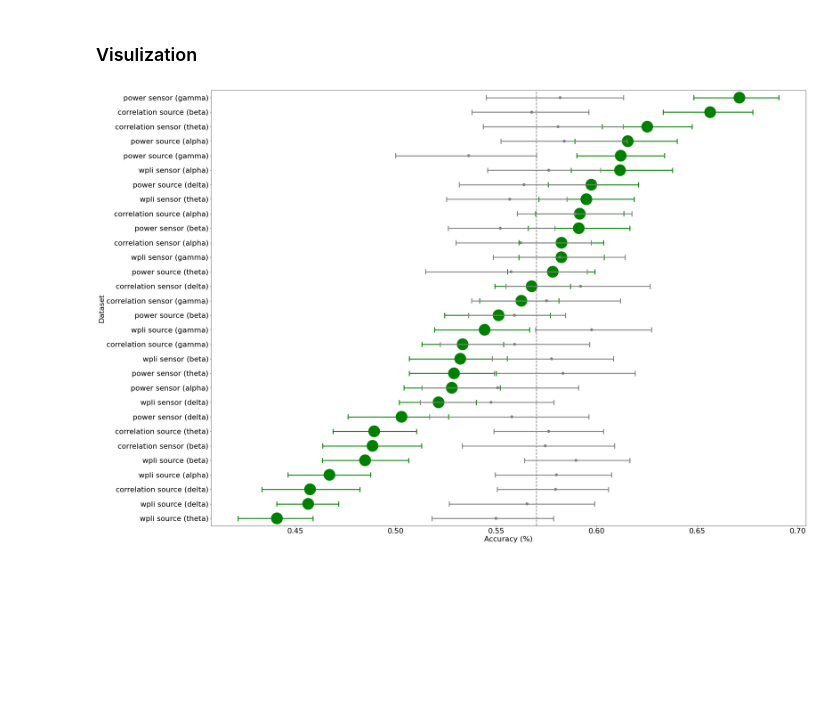
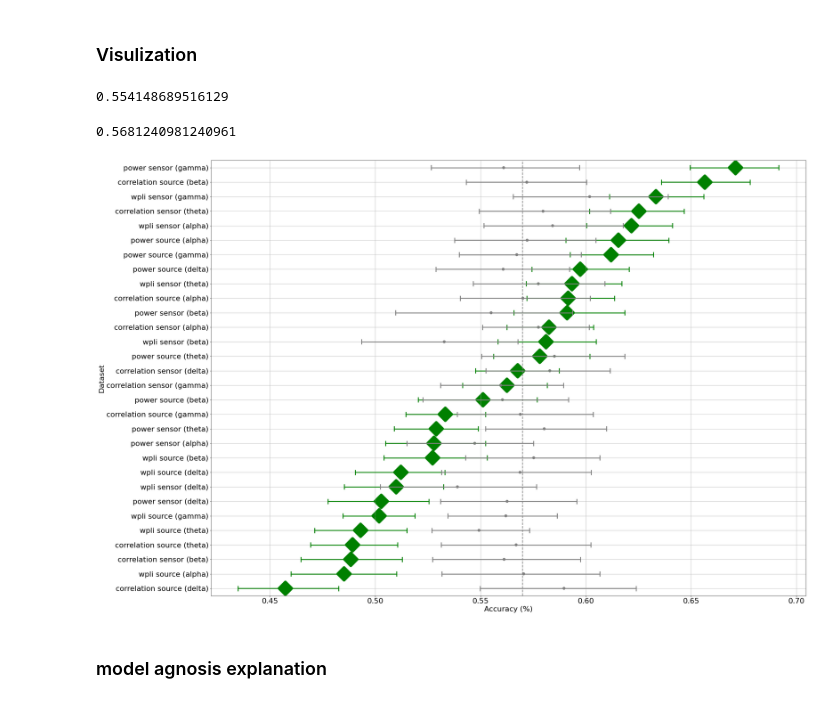
Before and after one commit to sycomix/SuggNet, a Jupyter notebook: notebooks/nested_cross_validation.ipynb, the cells around one changed output. Cells and saved outputs as stored; diff of their text form; code cells hidden in the pictures; blank space fills up the shorter version.

```diff
--- a/notebooks/nested_cross_validation.ipynb
+++ b/notebooks/nested_cross_validation.ipynb
@@ -109,8 +107,13 @@ models = [('power sensor', 'beta'), ('power sensor', 'gamma')]
+# %%
+kinds = ['wpli source']
+frequency_bands = ['delta', 'theta', 'alpha', 'beta', 'gamma']
+models = [(i, j) for i in kinds for j in frequency_bands]
 # %%
 cv_scores = []
 best_estimators = []
 importances = []
 models_test_accuraies = {}
+y_preds = []
 
 # Choose cross-validation techniques for the inner and outer loops
 outer_cv = GroupShuffleSplit(n_splits=50, test_size=0.3)
@@ -148,6 +151,7 @@ for m in tqdm(models, total=len(models)):
 
         # accrucy on the test set using the best estimator
         y_pred = grid.predict(X[test])
+        y_preds.append(y_pred)
         test_accuraies.append((y[test] == y_pred).mean())
 
     models_test_accuraies[model_name] = test_accuraies
@@ -156,5 +166,11 @@ for m in tqdm(models, total=len(models)):
 # %% [markdown]
 ### Visulization
+# %%
+import pandas as pd
+grid_results = pd.read_csv('data/classification_results/nested_grid_results_without_hp_tuning.csv', index_col=0)
+grid_results.mean().mean()
+# %% [output]
+0.554148689516129
 # %%
 grid_results = pd.read_csv('data/classification_results/nested_grid_results_without_hp_tuning.csv', index_col=0)
 
@@ -170,7 +186,7 @@ def fit_chance(model_name=None):
     """Utility function to simulate emperical chance level."""
 
     pipe = Pipeline([
-        ('extract', FeatureExtractor(kind='power sensor', frequency_band='gamma')),
+        ('extract', FeatureExtractor(kind='wpli source', frequency_band='gamma')),
         ('zerovar', VarianceThreshold(threshold=0.0)),
         ('scale', StandardScaler()),
         ('clf', DummyClassifier(strategy='most_frequent'))
@@ -184,34 +200,63 @@ for model_name in grid_results['variable'].unique():
     chance_scores[model_name] = model_chance_scores.tolist()
 
 chance_scores = pd.DataFrame(chance_scores).melt(var_name='label', value_name='test_score')
+# %%
+CHANCE_CV = GroupShuffleSplit(n_splits=50, test_size=0.2)
+def fit_chance(model_name=None):
+    """Utility function to simulate emperical chance level."""
+
+    pipe = Pipeline([
+        ('extract', FeatureExtractor(kind='wpli source', frequency_band='gamma')),
+        ('zerovar', VarianceThreshold(threshold=0.0)),
+        ('scale', StandardScaler()),
+        ('clf', DummyClassifier(strategy='most_frequent'))
+    ])
+    chance_scores = cross_val_score(pipe, X, y, groups=groups, cv=CHANCE_CV, scoring='accuracy', n_jobs=-1)
+    return chance_scores
+
+chance_scores = {}
+for model_name in grid_results['variable'].unique():
+    model_chance_scores = fit_chance(model_name)
+    chance_scores[model_name] = model_chance_scores.tolist()
+
+chance_scores = pd.DataFrame(chance_scores).melt(var_name='label', value_name='test_score')
+# %%
+chance_scores['test_score'].mean()
+# %% [output]
+0.5681240981240961
 # %%
 order = grid_results.groupby('variable')['value'].mean().sort_values(ascending=False).index.values
 
 _, ax = plt.subplots(1, 1, figsize=(32, 24))
 
 # plot observed
-sns.pointplot(data=grid_results, x='value', y='variable', order=order, orient='h',
+# sns.stripplot(data=grid_results, x='value', y='variable', orient='h', order=order)
+sns.pointplot(data=grid_results, x='value', y='variable', order=order, orient='h', markers='D',
               color='green', scale=4, capsize=0.3, join=False, label='Accuracy', dodge=True,
               ax=ax, errorbar=('ci', 99)
               )
 
 # plot chance
+# sns.boxplot(data=chance_scores, x='test_score', y='label', saturation=1, orient='h', order=order)
 sns.pointplot(data=chance_scores, x='test_score', y='label', order=order, orient='h',
               color='gray', scale=1, capsize=0.3, join=False, label='Chance', dodge=True,
               ax=ax, errorbar=('ci', 99)
               )
 
 plt.axvline(0.57, color='grey', linestyle='--', linewidth=2)
 
 plt.xticks(fontsize=22)
 plt.yticks(fontsize=22)
 
 plt.xlabel('Accuracy (%)', fontsize=22)
 plt.ylabel('Dataset', fontsize=22)
+plt.grid()
 # plt.title('SVM Validation Accuracy (100x 5-fold CV)')
 
 # plt.legend(loc="upper left")
 
 plt.show()
 # %% [output]
-[figure, old version]
+[figure, new version]
+# %% [markdown]
+### model agnosis explanation
```
Also changed, not shown: parts of 14 cells of this notebook.
